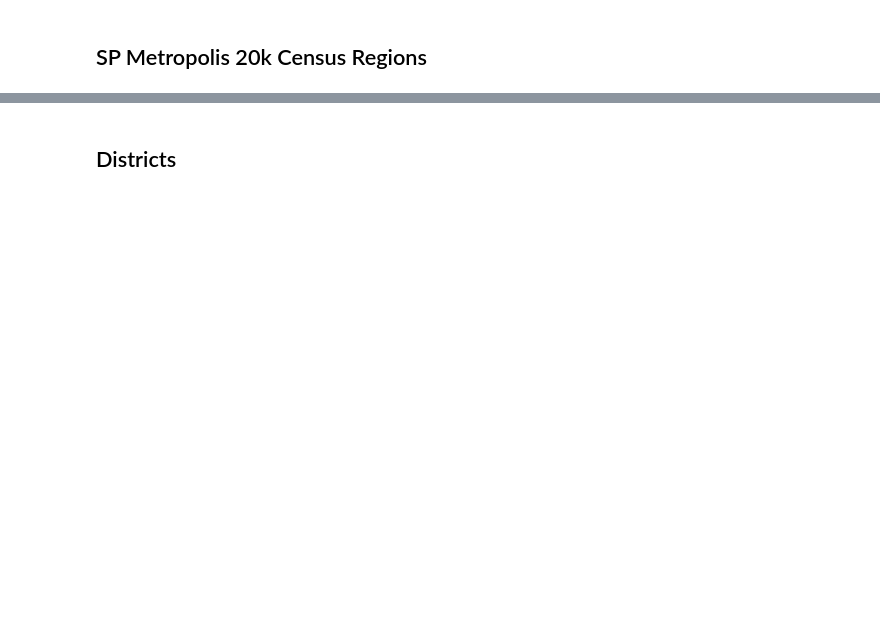
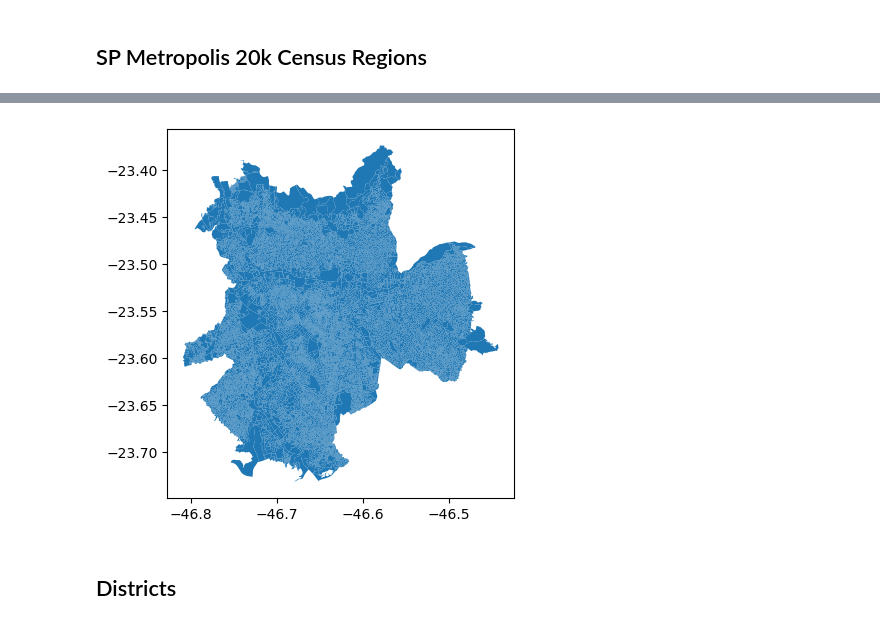
Before and after one commit to visual-ds/AutoSatViewer, a Jupyter notebook: wavelet_code/preprocess_neighborhoods.ipynb, the cells around one changed output, grey strips where cells are left out. Cells and saved outputs as stored; diff of their text form; code cells hidden in the pictures; blank space fills up the shorter version.

```diff
--- a/wavelet_code/preprocess_neighborhoods.ipynb
+++ b/wavelet_code/preprocess_neighborhoods.ipynb
@@ -82,6 +81,12 @@ region = file.geometry.unary_union
 region = region.simplify(0.01)
 gdf = gpd.GeoDataFrame(geometry=[region])
 gdf.to_file("data/shapefiles/SpCenterCensus20k_countour.geojson", driver="GeoJSON")
+# %%
+file = gpd.read_file("data/shapefiles/SpCenterCensus20k.shp")
+file.plot()
+plt.show()
+# %% [output]
+[figure, added]
 # %% [markdown]
 ## Districts
 # %%
```
Also changed, not shown: parts of 8 cells of this notebook.
